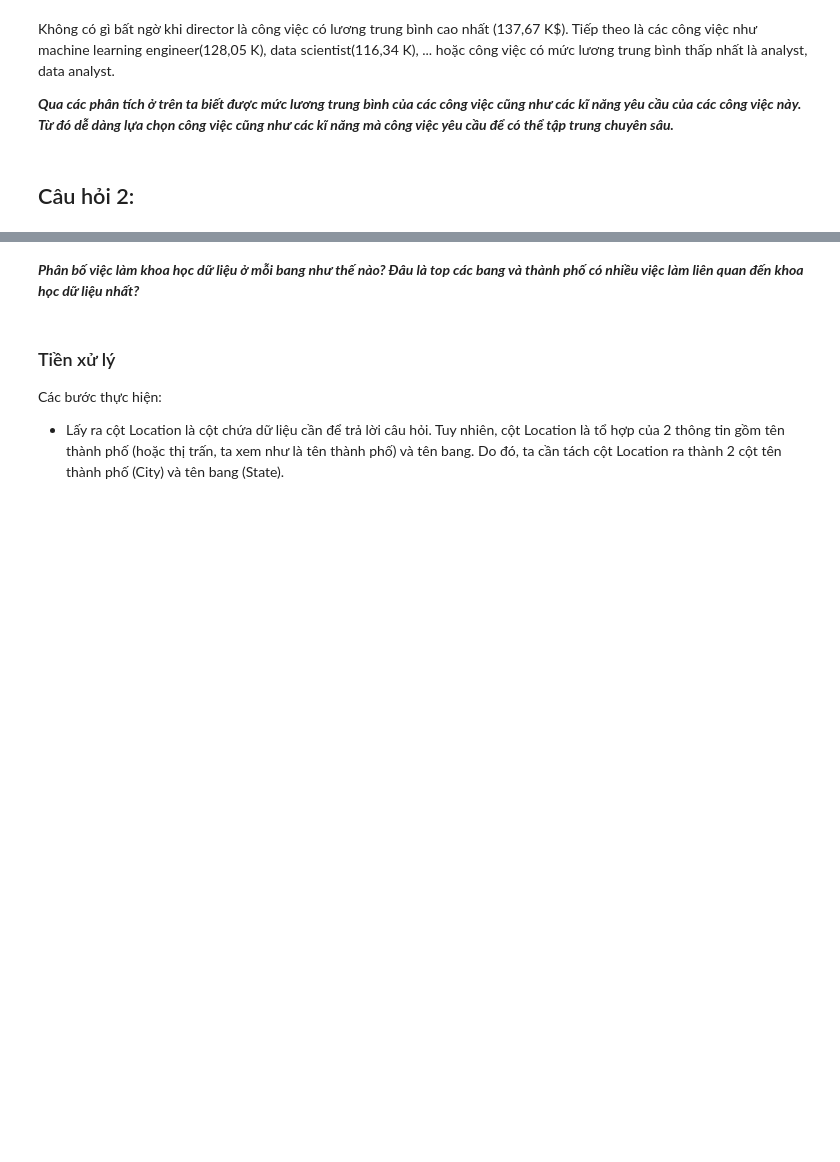
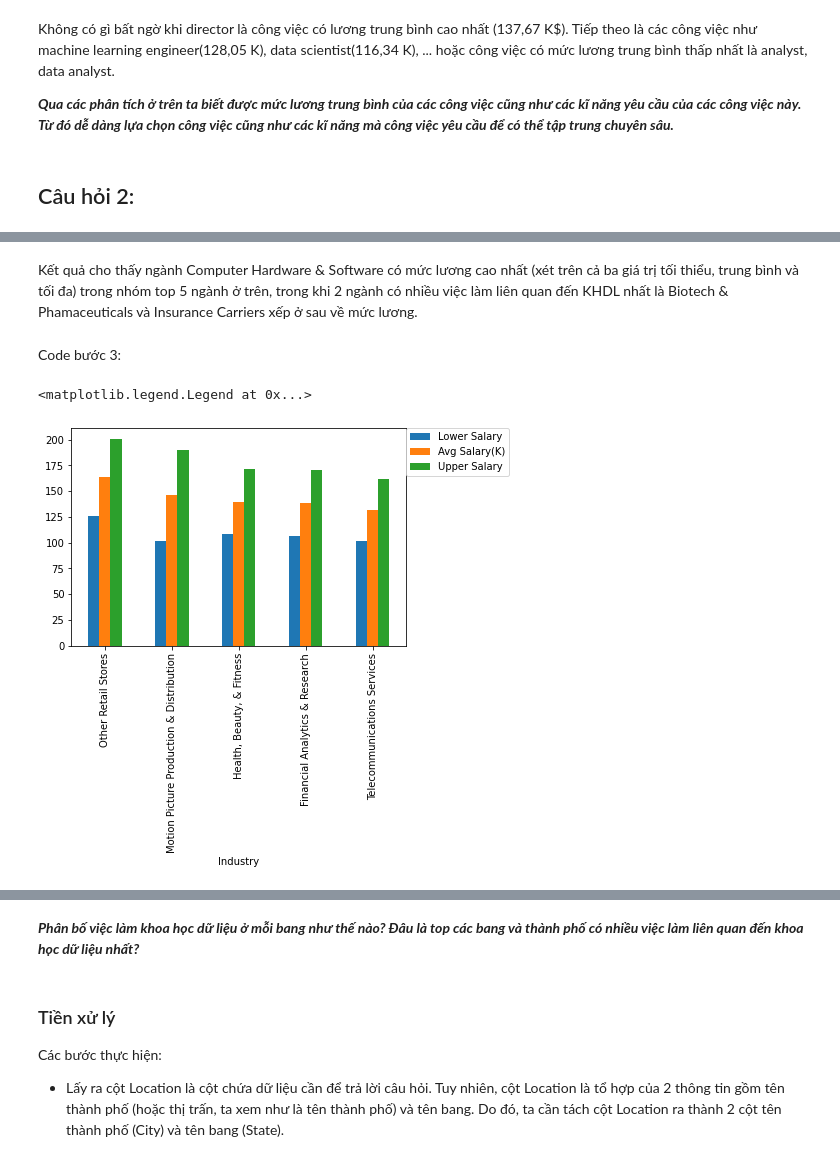
Before and after one commit to dangdohuynhnhu2000/LTCKHDL-Final-Project, a Jupyter notebook: FinalProject-LTKHDL.ipynb, the cells around one changed output, grey strips where cells are left out. Drawn from its saved outputs; the diff is of its cells as text; code cells hidden in the pictures; blank space fills up the shorter version.

```diff
--- a/FinalProject-LTKHDL.ipynb
+++ b/FinalProject-LTKHDL.ipynb
@@ -329,0 +400,16 @@ Không có gì bất ngờ khi director là công việc có lương trung bình
+# %% [markdown]
+Kết quả cho thấy ngành Computer Hardware & Software có mức lương cao nhất (xét trên cả ba giá trị tối thiểu, trung bình và tối đa) trong nhóm top 5 ngành ở trên, trong khi 2 ngành có nhiều việc làm liên quan đến KHDL nhất là Biotech & Phamaceuticals và Insurance Carriers xếp ở sau về mức lương.
+# %% [markdown]
+Code bước 3:
+# %%
+#sắp xếp lại theo mức lương trung bình giảm dần
+mean_vals = mean_vals.sort_values(by="Avg Salary(K)", ascending=False)
+
+#Lấy ra 5 công ty có mức lương trung bình cao nhất
+top5_general = mean_vals[:5]
+
+axes = top5_general.plot.bar()
+axes.legend(loc=(1,0.78))
+# %% [output]
+<matplotlib.legend.Legend at 0x...>
+[figure, added]
```
Also changed, not shown: parts of 22 cells of this notebook.
